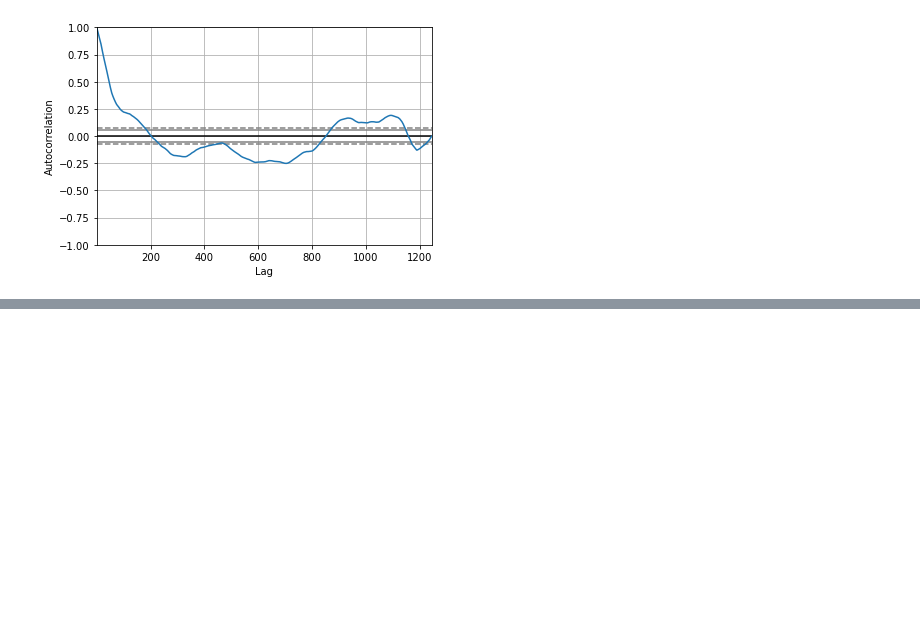
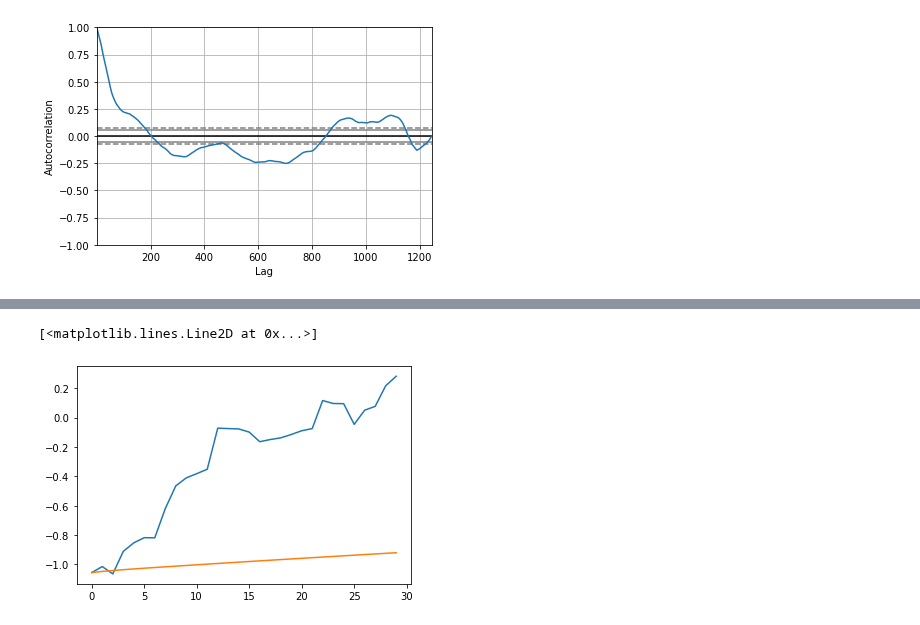
Before and after one commit to DSEI21000-S21/project-altcoinpriceprediction, a Jupyter notebook: mwander/Autoregression_testing.ipynb, the cells around one changed output, grey strips where cells are left out. Cells and saved outputs as stored; diff of their text form; code cells hidden in the pictures; blank space fills up the shorter version.

```diff
--- a/mwander/Autoregression_testing.ipynb
+++ b/mwander/Autoregression_testing.ipynb
@@ -26,0 +92,8 @@ pd.plotting.autocorrelation_plot(np.log(df['Close']))
+# %%
+X = df.drop('Volume', axis=1).iloc[:,2:].apply(np.log).values
+forecast = 30
+X_train, X_test = X[1:len(X)-forecast], X[len(X)-forecast:]
+# %%
+varmod = VAR(X_train, dates=df.index.values, freq='D')
+varmod_fit = varmod.fit()
+print('Coefficients:{}'.format(varmod_fit.params))
@@ -26,0 +113,3 @@ pd.plotting.autocorrelation_plot(np.log(df['Close']))
+# %%
+yhat = varmod_fit.forecast(X_train, steps=30)
+yhat
@@ -26,0 +134,6 @@ pd.plotting.autocorrelation_plot(np.log(df['Close']))
+# %%
+plt.plot(X_test[:,3])
+plt.plot(yhat[:,3])
+# %% [output]
+[<matplotlib.lines.Line2D at 0x...>]
+[figure, added]
```
Also changed, not shown: parts of 16 cells of this notebook.
